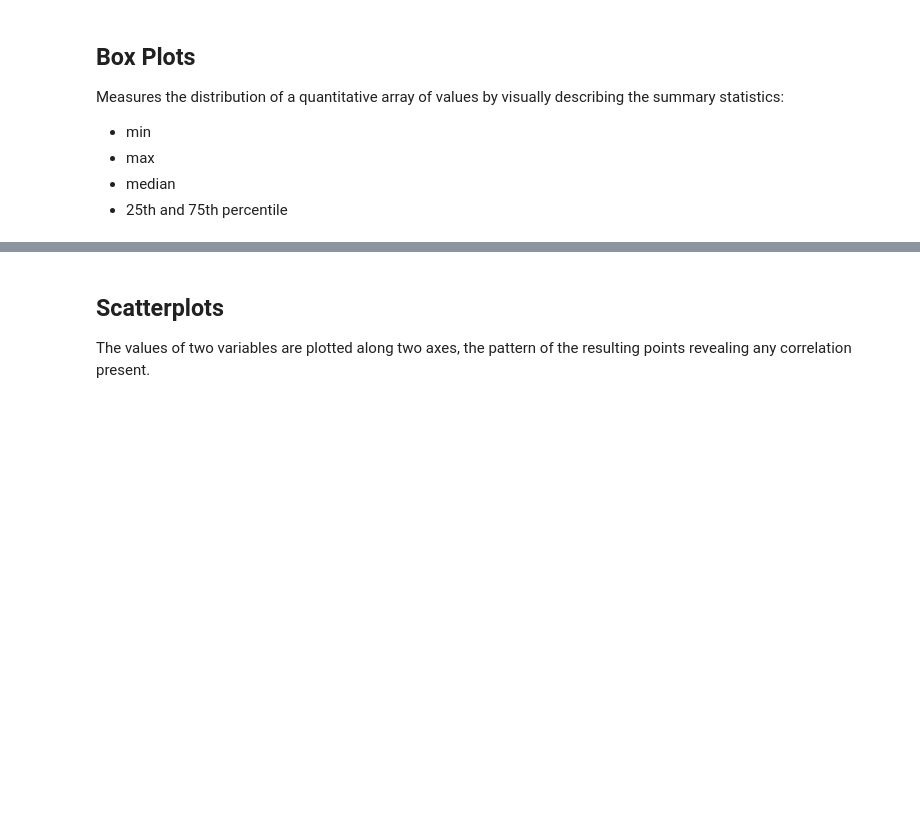
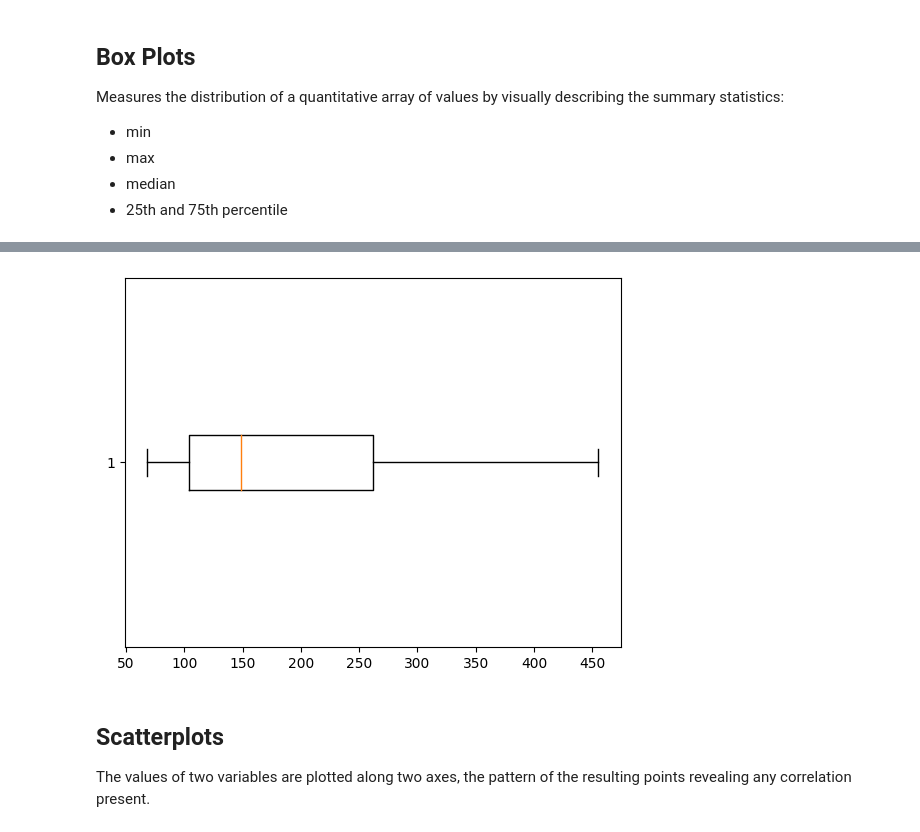
Before and after one commit to tsangrebecca/BloomTech, a Jupyter notebook: Orientation/DS_Fundamentals_Visualizations.ipynb, the cells around one changed output, grey strips where cells are left out. Saved outputs shown, nothing was run; the diff lists cells and outputs as text; code cells hidden in the pictures; blank space fills up the shorter version.

```diff
--- a/Orientation/DS_Fundamentals_Visualizations.ipynb
+++ b/Orientation/DS_Fundamentals_Visualizations.ipynb
@@ -44,3 +91,15 @@ Measures the distribution of a quantitative array of values by visually describi
+# %%
+cars['displacement'].describe()
+fig, ax = plt.subplots()
+ax.boxplot(cars['displacement'], vert=False);
+
+# vert=False will rotate the boxplot 90 degrees
+# the box is the interquartile range, one edge is the 25 percentile, the other is the 75 percentile
+# whiskers at the end are min and max 68 and 455, but we can still have outliers because the min max are not true min max, they're calculated by using the interquartile range
+#   times 1.5
+# lower quartile is the median of the lower region separated by the median; upper quartile is the median of the upper region
+# %% [output]
+[figure, added]
 # %% [markdown]
 ## Scatterplots
 The values of two variables are plotted along two axes, the pattern of the resulting points revealing any correlation present.
```
Also changed, not shown: parts of 9 cells of this notebook.
